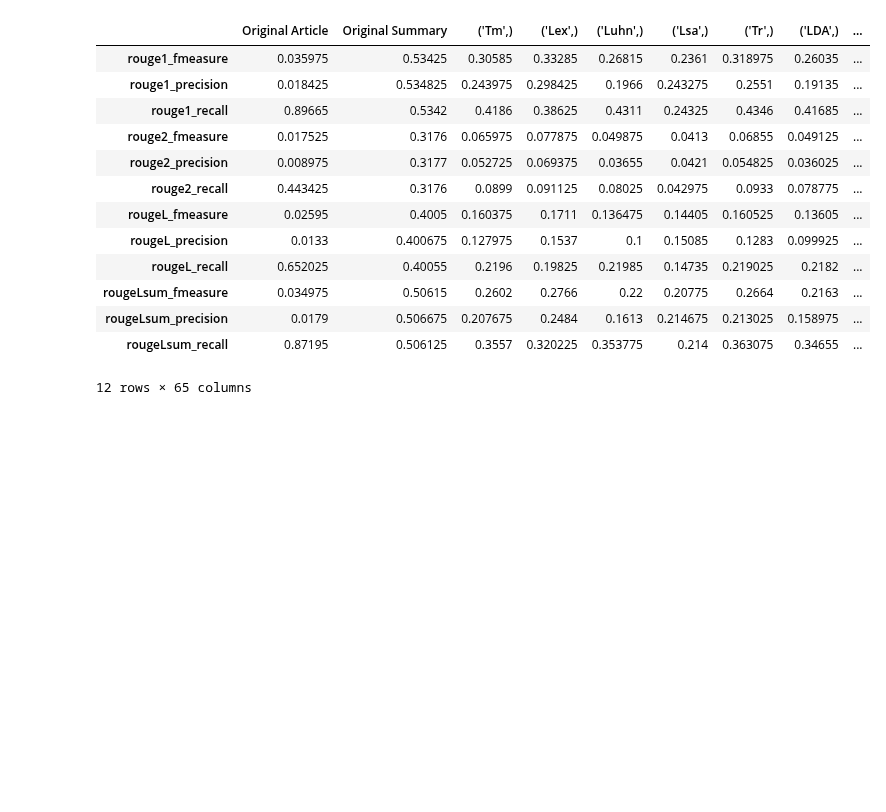
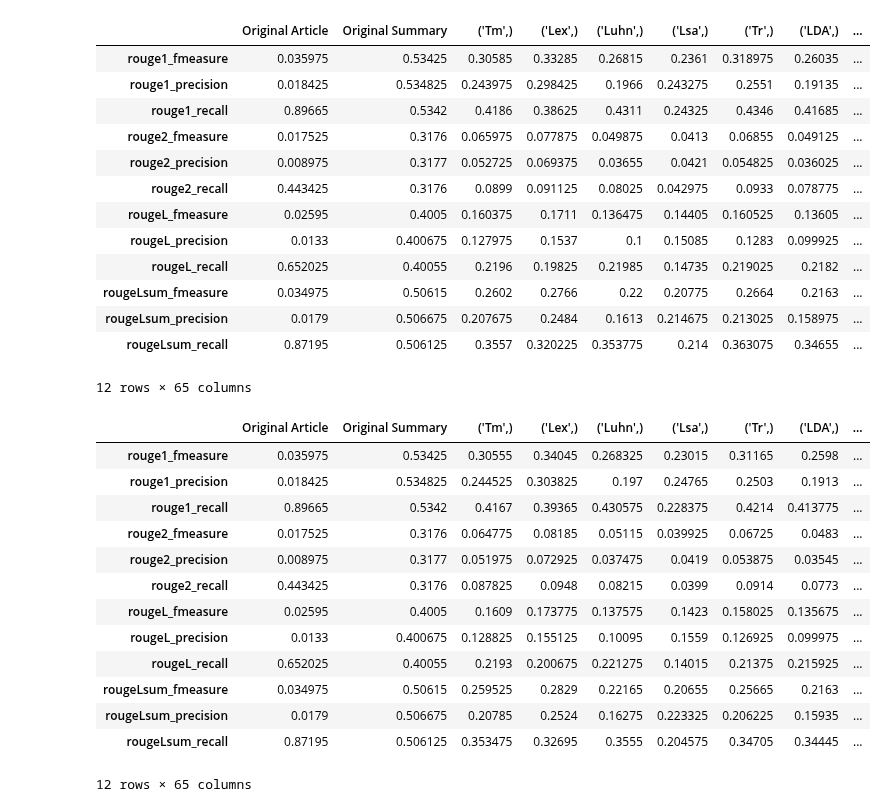
Before and after one commit to ZeyadMashhour/text_summarization, a Jupyter notebook: results/average_duc_scores.ipynb, the cells around one changed output. Drawn from its saved outputs; the diff is of its cells as text; code cells hidden in the pictures; blank space fills up the shorter version.

```diff
--- a/results/average_duc_scores.ipynb
+++ b/results/average_duc_scores.ipynb
@@ -26,25 +26,25 @@ from process_dataframe import*
 # tf = pd.read_csv(r'Duc/DUC_1st_5Sent_lemT_swF.csv')
 # tt = pd.read_csv(r'Duc/DUC_1st_5Sent_lemT_swT.csv')
 # %%
-ffs1 = pd.read_csv(r'DUC/Scores_length_5/DUC_1st_5Sent_lemF_swF_Scores.csv', index_col=0)
-fts1 = pd.read_csv(r'DUC/Scores_length_5/DUC_1st_5Sent_lemF_swT_Scores.csv', index_col=0)
-tfs1 = pd.read_csv(r'DUC/Scores_length_5/DUC_1st_5Sent_lemT_swF_Scores.csv', index_col=0)
-tts1 = pd.read_csv(r'DUC/Scores_length_5/DUC_1st_5Sent_lemT_swT_Scores.csv', index_col=0)
+ffs1 = pd.read_csv(r'../DUC/Scores_length_5/DUC_1st_5Sent_lemF_swF_Scores.csv', index_col=0)
+fts1 = pd.read_csv(r'../DUC/Scores_length_5/DUC_1st_5Sent_lemF_swT_Scores.csv', index_col=0)
+tfs1 = pd.read_csv(r'../DUC/Scores_length_5/DUC_1st_5Sent_lemT_swF_Scores.csv', index_col=0)
+tts1 = pd.read_csv(r'../DUC/Scores_length_5/DUC_1st_5Sent_lemT_swT_Scores.csv', index_col=0)
 # %%
-ffs2 = pd.read_csv(r'DUC/Scores_length_5/DUC_2st_5Sent_lemF_swF_Scores.csv', index_col=0)
-fts2 = pd.read_csv(r'DUC/Scores_length_5/DUC_2st_5Sent_lemF_swT_Scores.csv', index_col=0)
-tfs2 = pd.read_csv(r'DUC/Scores_length_5/DUC_2st_5Sent_lemT_swF_Scores.csv', index_col=0)
-tts2 = pd.read_csv(r'DUC/Scores_length_5/DUC_2st_5Sent_lemT_swT_Scores.csv', index_col=0)
+ffs2 = pd.read_csv(r'../DUC/Scores_length_5/DUC_2st_5Sent_lemF_swF_Scores.csv', index_col=0)
+fts2 = pd.read_csv(r'../DUC/Scores_length_5/DUC_2st_5Sent_lemF_swT_Scores.csv', index_col=0)
+tfs2 = pd.read_csv(r'../DUC/Scores_length_5/DUC_2st_5Sent_lemT_swF_Scores.csv', index_col=0)
+tts2 = pd.read_csv(r'../DUC/Scores_length_5/DUC_2st_5Sent_lemT_swT_Scores.csv', index_col=0)
 # %%
-ffs3 = pd.read_csv(r'DUC/Scores_length_5/DUC_3st_5Sent_lemF_swF_Scores.csv', index_col=0)
-fts3 = pd.read_csv(r'DUC/Scores_length_5/DUC_3st_5Sent_lemF_swT_Scores.csv', index_col=0)
-tfs3 = pd.read_csv(r'DUC/Scores_length_5/DUC_3st_5Sent_lemT_swF_Scores.csv', index_col=0)
-tts3 = pd.read_csv(r'DUC/Scores_length_5/DUC_3st_5Sent_lemT_swT_Scores.csv', index_col=0)
+ffs3 = pd.read_csv(r'../DUC/Scores_length_5/DUC_3st_5Sent_lemF_swF_Scores.csv', index_col=0)
+fts3 = pd.read_csv(r'../DUC/Scores_length_5/DUC_3st_5Sent_lemF_swT_Scores.csv', index_col=0)
+tfs3 = pd.read_csv(r'../DUC/Scores_length_5/DUC_3st_5Sent_lemT_swF_Scores.csv', index_col=0)
+tts3 = pd.read_csv(r'../DUC/Scores_length_5/DUC_3st_5Sent_lemT_swT_Scores.csv', index_col=0)
 # %%
-ffs4 = pd.read_csv(r'DUC/Scores_length_5/DUC_4st_5Sent_lemF_swF_Scores.csv', index_col=0)
-fts4 = pd.read_csv(r'DUC/Scores_length_5/DUC_4st_5Sent_lemF_swT_Scores.csv', index_col=0)
-tfs4 = pd.read_csv(r'DUC/Scores_length_5/DUC_4st_5Sent_lemT_swF_Scores.csv', index_col=0)
-tts4 = pd.read_csv(r'DUC/Scores_length_5/DUC_4st_5Sent_lemT_swT_Scores.csv', index_col=0)
+ffs4 = pd.read_csv(r'../DUC/Scores_length_5/DUC_4st_5Sent_lemF_swF_Scores.csv', index_col=0)
+fts4 = pd.read_csv(r'../DUC/Scores_length_5/DUC_4st_5Sent_lemF_swT_Scores.csv', index_col=0)
+tfs4 = pd.read_csv(r'../DUC/Scores_length_5/DUC_4st_5Sent_lemT_swF_Scores.csv', index_col=0)
+tts4 = pd.read_csv(r'../DUC/Scores_length_5/DUC_4st_5Sent_lemT_swT_Scores.csv', index_col=0)
 # %%
 ffs1 = extracted_number_from_df(ffs1)
 ffs2 = extracted_number_from_df(ffs2)
@@ -103,3 +103,20 @@ avgft
 | rougeLsum_precision | 0.0179 | 0.506675 | 0.207675 | 0.2484 | 0.1613 | 0.214675 | 0.213025 | 0.158975 | ... |
 | rougeLsum_recall | 0.87195 | 0.506125 | 0.3557 | 0.320225 | 0.353775 | 0.214 | 0.363075 | 0.34655 | ... |
 12 rows × 65 columns
+# %%
+avgtt
+# %% [output]
+|  | Original Article | Original Summary | ('Tm',) | ('Lex',) | ('Luhn',) | ('Lsa',) | ('Tr',) | ('LDA',) | ... |
+| rouge1_fmeasure | 0.035975 | 0.53425 | 0.30555 | 0.34045 | 0.268325 | 0.23015 | 0.31165 | 0.2598 | ... |
+| rouge1_precision | 0.018425 | 0.534825 | 0.244525 | 0.303825 | 0.197 | 0.24765 | 0.2503 | 0.1913 | ... |
+| rouge1_recall | 0.89665 | 0.5342 | 0.4167 | 0.39365 | 0.430575 | 0.228375 | 0.4214 | 0.413775 | ... |
+| rouge2_fmeasure | 0.017525 | 0.3176 | 0.064775 | 0.08185 | 0.05115 | 0.039925 | 0.06725 | 0.0483 | ... |
+| rouge2_precision | 0.008975 | 0.3177 | 0.051975 | 0.072925 | 0.037475 | 0.0419 | 0.053875 | 0.03545 | ... |
+| rouge2_recall | 0.443425 | 0.3176 | 0.087825 | 0.0948 | 0.08215 | 0.0399 | 0.0914 | 0.0773 | ... |
+| rougeL_fmeasure | 0.02595 | 0.4005 | 0.1609 | 0.173775 | 0.137575 | 0.1423 | 0.158025 | 0.135675 | ... |
+| rougeL_precision | 0.0133 | 0.400675 | 0.128825 | 0.155125 | 0.10095 | 0.1559 | 0.126925 | 0.099975 | ... |
+| rougeL_recall | 0.652025 | 0.40055 | 0.2193 | 0.200675 | 0.221275 | 0.14015 | 0.21375 | 0.215925 | ... |
+| rougeLsum_fmeasure | 0.034975 | 0.50615 | 0.259525 | 0.2829 | 0.22165 | 0.20655 | 0.25665 | 0.2163 | ... |
+| rougeLsum_precision | 0.0179 | 0.506675 | 0.20785 | 0.2524 | 0.16275 | 0.223325 | 0.206225 | 0.15935 | ... |
+| rougeLsum_recall | 0.87195 | 0.506125 | 0.353475 | 0.32695 | 0.3555 | 0.204575 | 0.34705 | 0.34445 | ... |
+12 rows × 65 columns
```
Also changed, not shown: parts of 1 cell of this notebook, 5 other files.
